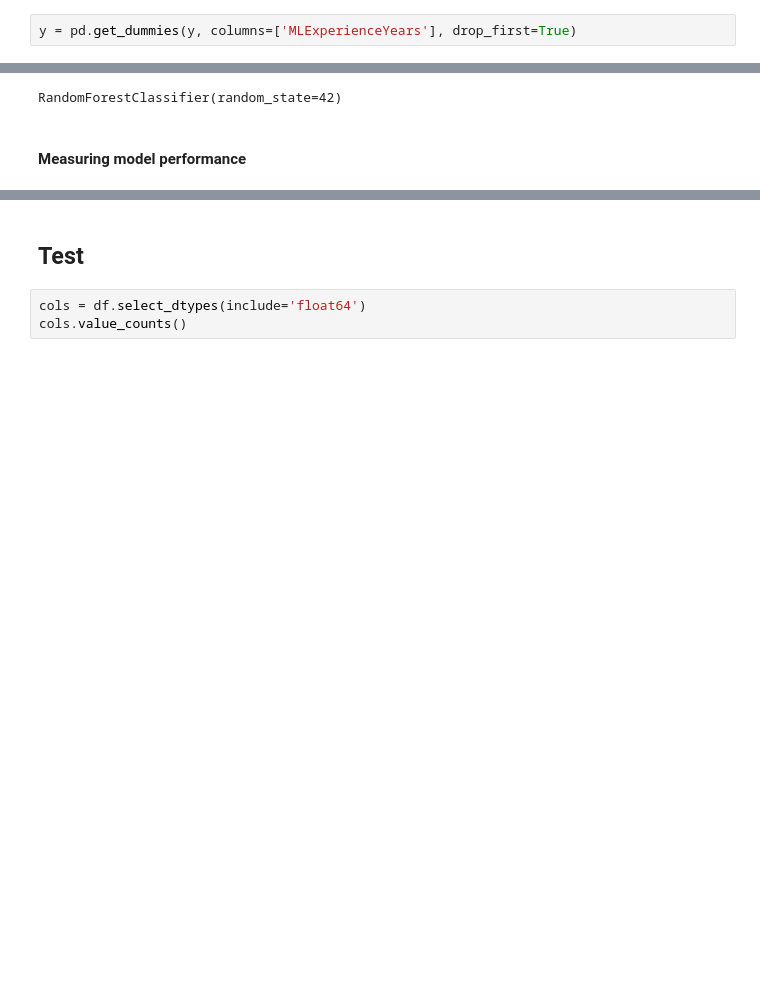
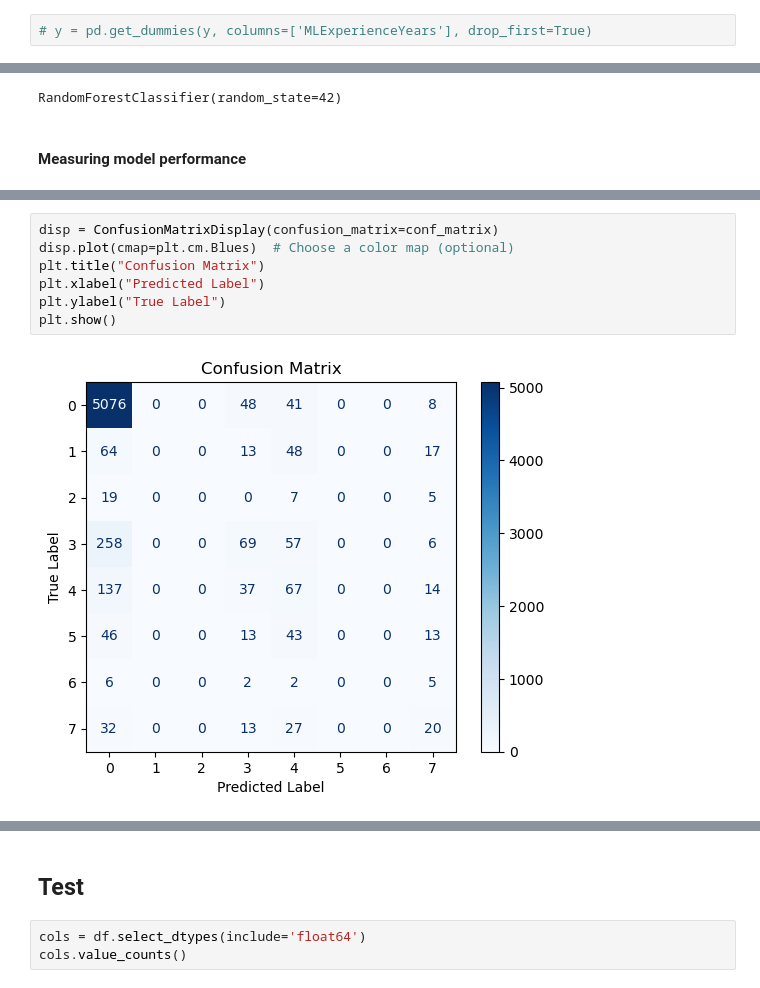
Before and after one commit to rahul0776/Job-Market-Trends, a Jupyter notebook: 50602510_algo.ipynb, the cells around one changed output, grey strips where cells are left out. Cells and saved outputs as stored; diff of their text form; blank space fills up the shorter version.

```diff
--- a/50602510_algo.ipynb
+++ b/50602510_algo.ipynb
@@ -202,5 +222,5 @@ See the caveats in the documentation: https://pandas.pydata.org/pandas-docs/stab
 # %%
-y = pd.get_dummies(y, columns=['MLExperienceYears'], drop_first=True)
+# y = pd.get_dummies(y, columns=['MLExperienceYears'], drop_first=True)
 # %%
 y.value_counts()
 # %% [output]
@@ -258,0 +295,9 @@ ValueError: multilabel-indicator is not supported
+# %%
+disp = ConfusionMatrixDisplay(confusion_matrix=conf_matrix)
+disp.plot(cmap=plt.cm.Blues)  # Choose a color map (optional)
+plt.title("Confusion Matrix")
+plt.xlabel("Predicted Label")
+plt.ylabel("True Label")
+plt.show()
+# %% [output]
+[figure, added]
```
Also changed, not shown: parts of 17 cells of this notebook.
